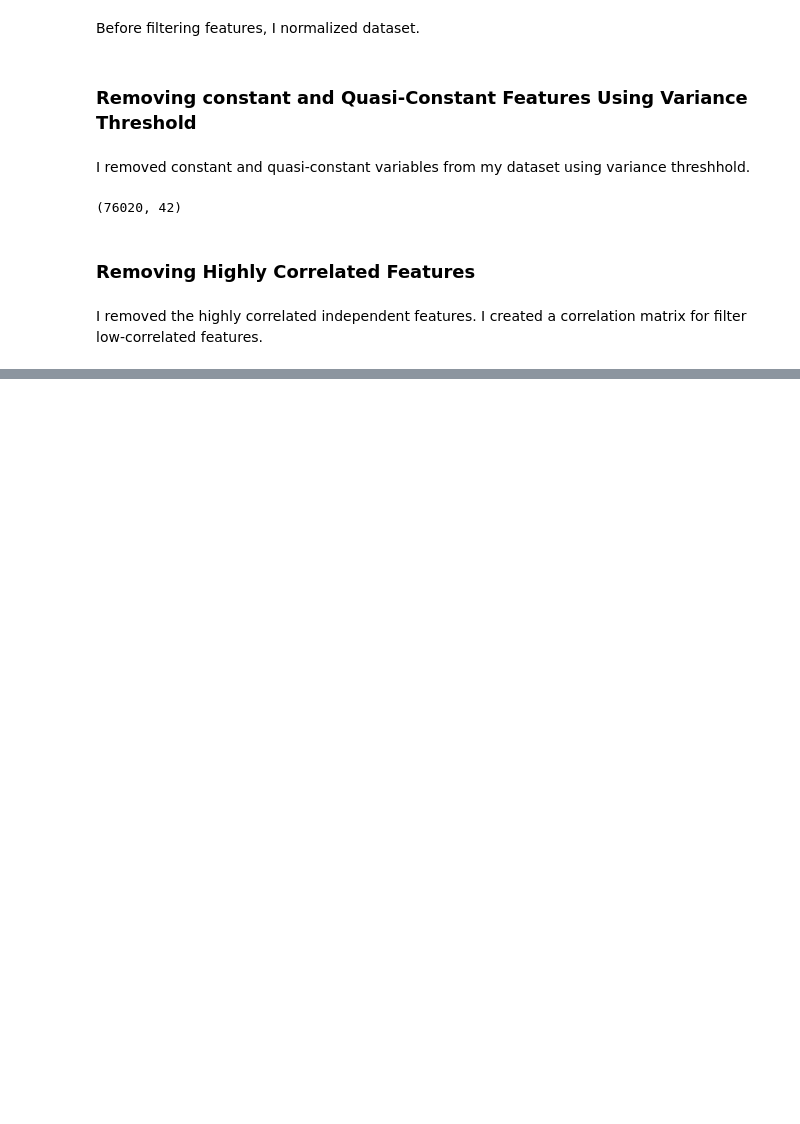
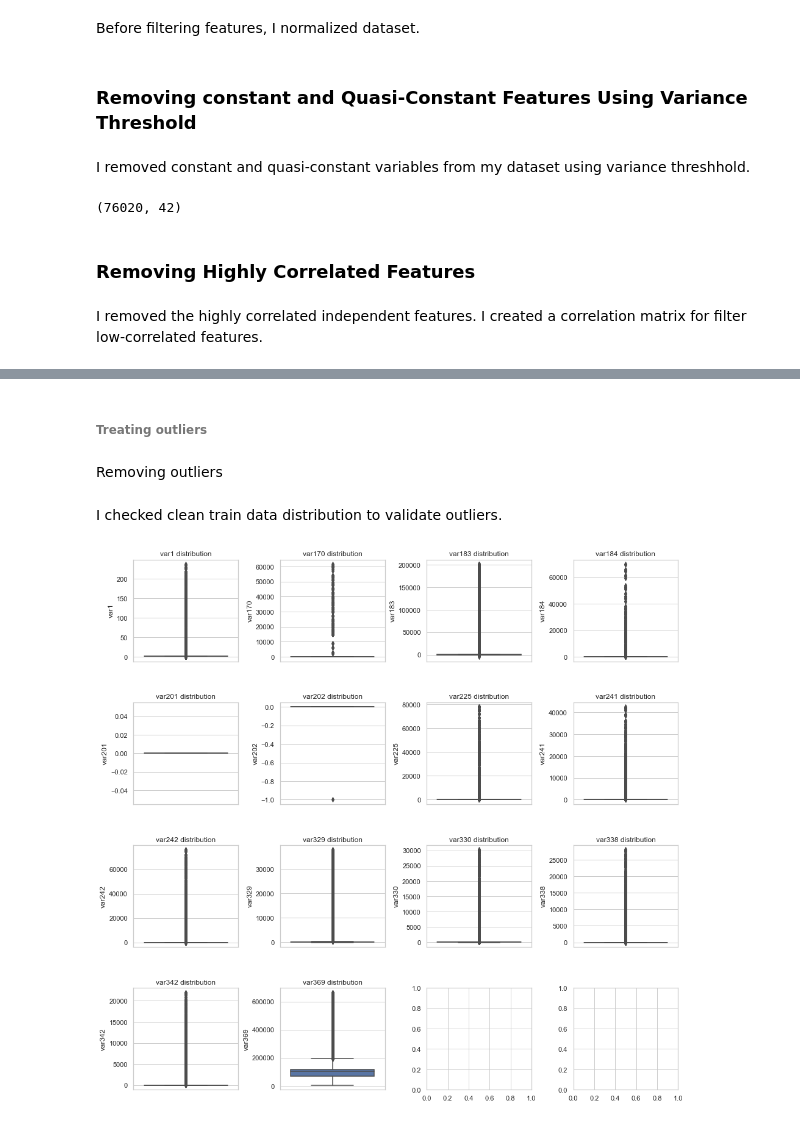
Before and after one commit to naiaraap/Predicting-Customer-Satisfaction-Level-from-Santander, a Jupyter notebook: CustomerSatisfactionLevelPrediction.ipynb, the cells around one changed output, grey strips where cells are left out. Drawn from its saved outputs; the diff is of its cells as text; code cells hidden in the pictures; blank space fills up the shorter version.

```diff
--- a/CustomerSatisfactionLevelPrediction.ipynb
+++ b/CustomerSatisfactionLevelPrediction.ipynb
@@ -128,0 +273,33 @@ df_reduced_test.to_csv()
+# %% [markdown]
+###### Treating outliers
+# %% [markdown]
+Removing outliers
+# %%
+# Removing based on Z-score
+df_train_zscore = df_reduced_train[(z < 3).all(axis=1)]
+
+# Removing based on IQR
+df_train_iqr = df_reduced_train[~((df < (Q1 - 1.5 * IQR)) |(df > (Q3 + 1.5 * IQR))).any(axis=1)]
+# %% [markdown]
+I checked clean train data distribution to validate outliers.
+# %%
+# Checking
+fig, axs = plt.subplots(ncols=4, nrows=4)
+plt.subplots_adjust(hspace = 0.4, wspace = 0.4)
+fig.set_size_inches(16, 16, forward=True)
+df = df_train_zscore
+
+count = 0
+
+for i in range(4):
+    for j in range(4):
+        plt.sca(ax=axs[i][j])
+        if count < 14:
+            col = df.columns[count]
+            sns.boxplot(y=df[col]).set_title(col +' distribution')
+        else:
+            break
+
+        count +=1
+# %% [output]
+[figure, added]
```
Also changed, not shown: parts of 34 cells of this notebook.
